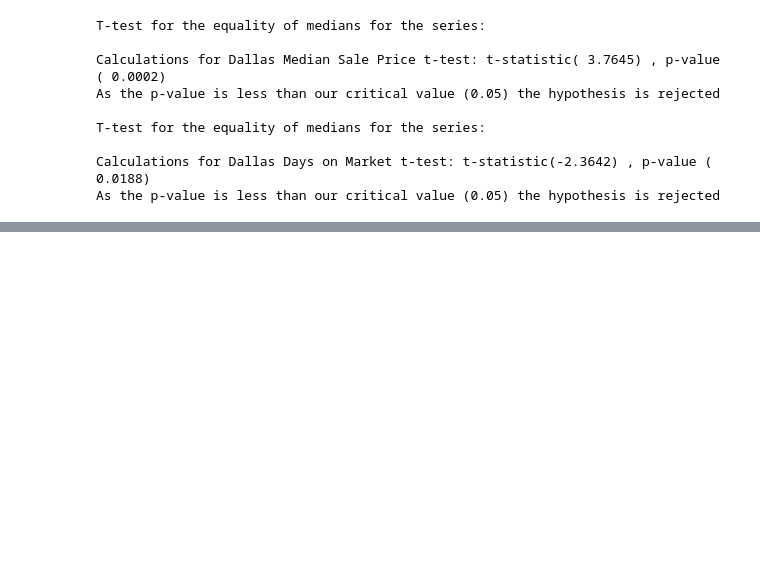
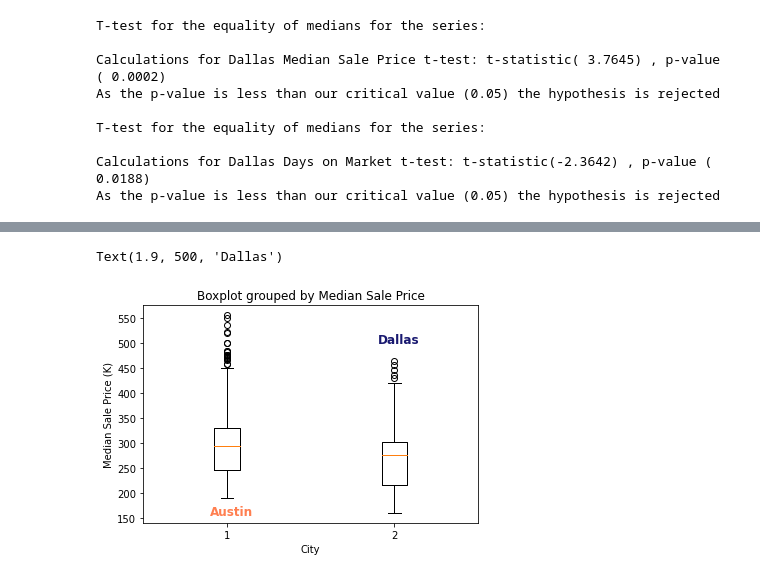
Before and after one commit to marthagriggs9/group4_project, a Jupyter notebook: HipotesisTestsAustinDallas.ipynb, the cells around one changed output, grey strips where cells are left out. Saved outputs shown, nothing was run; the diff lists cells and outputs as text; code cells hidden in the pictures; blank space fills up the shorter version.

```diff
--- a/HipotesisTestsAustinDallas.ipynb
+++ b/HipotesisTestsAustinDallas.ipynb
@@ -101,0 +113,10 @@ As the p-value is less than our critical value (0.05) the hypothesis is rejected
+# %%
+plt.boxplot((austin_df["Median Sale Price"], dallas_df["Median Sale Price"]));
+plt.title("Boxplot grouped by Median Sale Price")
+plt.xlabel("City")
+plt.ylabel("Median Sale Price (K)")
+plt.annotate("Austin", (0.9,155), fontsize=12,color="coral", fontweight="bold")
+plt.annotate("Dallas", (1.9,500), fontsize=12,color="midnightblue", fontweight="bold")
+# %% [output]
+Text(1.9, 500, 'Dallas')
+[figure, added]
```
Also changed, not shown: parts of 2 cells of this notebook.
